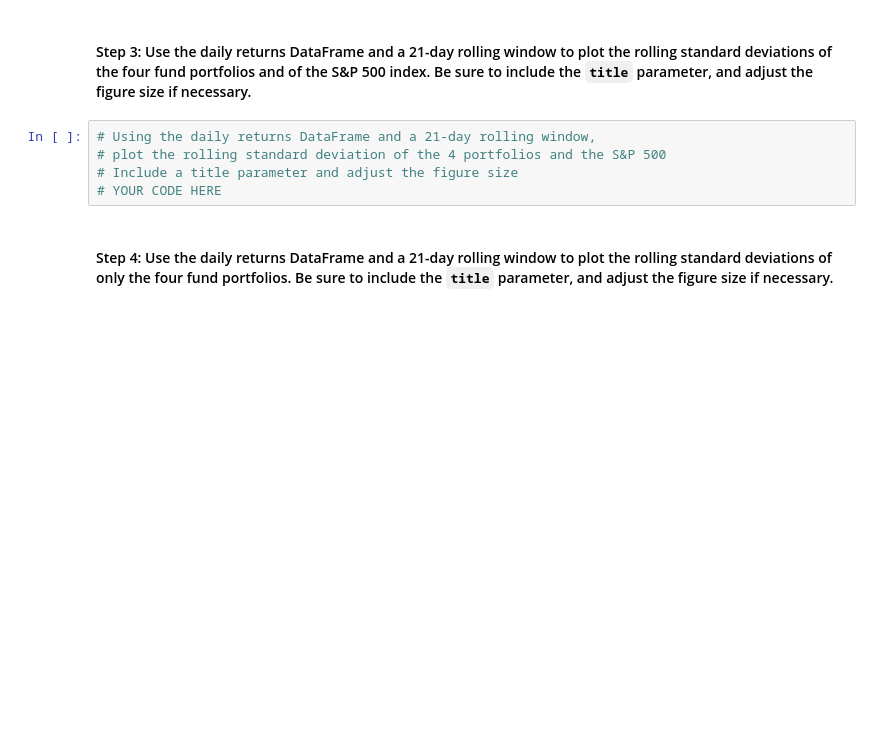
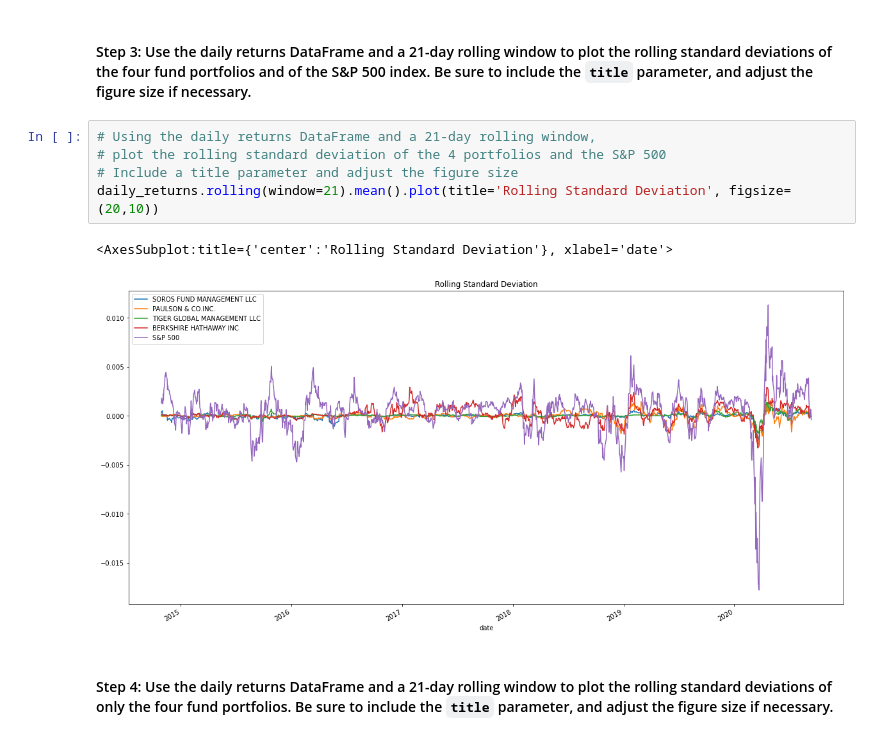
Before and after one commit to quinnwong31/RiskReturnAnalysis, a Jupyter notebook: risk_return_analysis.ipynb, the cells around one changed output. Drawn from its saved outputs; the diff is of its cells as text; blank space fills up the shorter version.

```diff
--- a/risk_return_analysis.ipynb
+++ b/risk_return_analysis.ipynb
@@ -247,8 +266,11 @@ Evaluate the risk profile of each portfolio by using the standard deviation and
 # %%
 # Using the daily returns DataFrame and a 21-day rolling window,
 # plot the rolling standard deviation of the 4 portfolios and the S&P 500
 # Include a title parameter and adjust the figure size
-# YOUR CODE HERE
+daily_returns.rolling(window=21).mean().plot(title='Rolling Standard Deviation', figsize=(20,10))
+# %% [output]
+<AxesSubplot:title={'center':'Rolling Standard Deviation'}, xlabel='date'>
+[figure, added]
 # %% [markdown]
 #### Step 4: Use the daily returns DataFrame and a 21-day rolling window to plot the rolling standard deviations of only the four fund portfolios. Be sure to include the `title` parameter, and adjust the figure size if necessary.
 # %%
```
Also changed, not shown: parts of 15 cells of this notebook.
